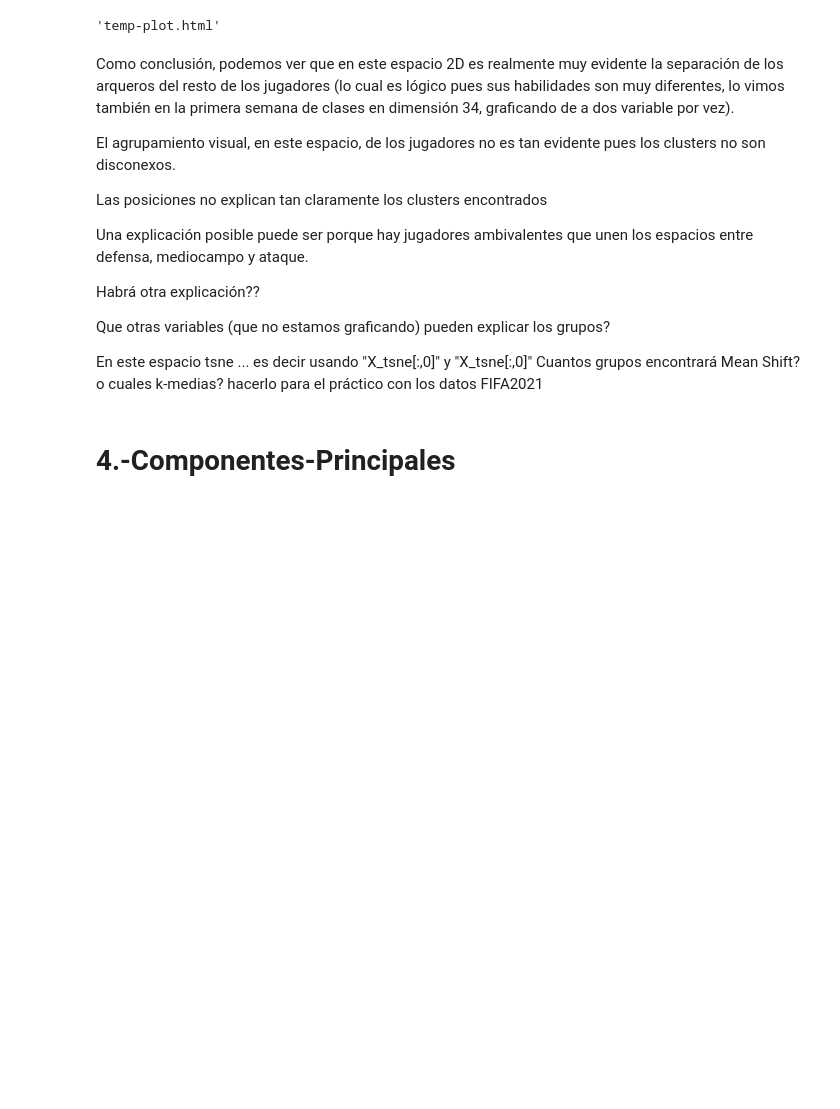
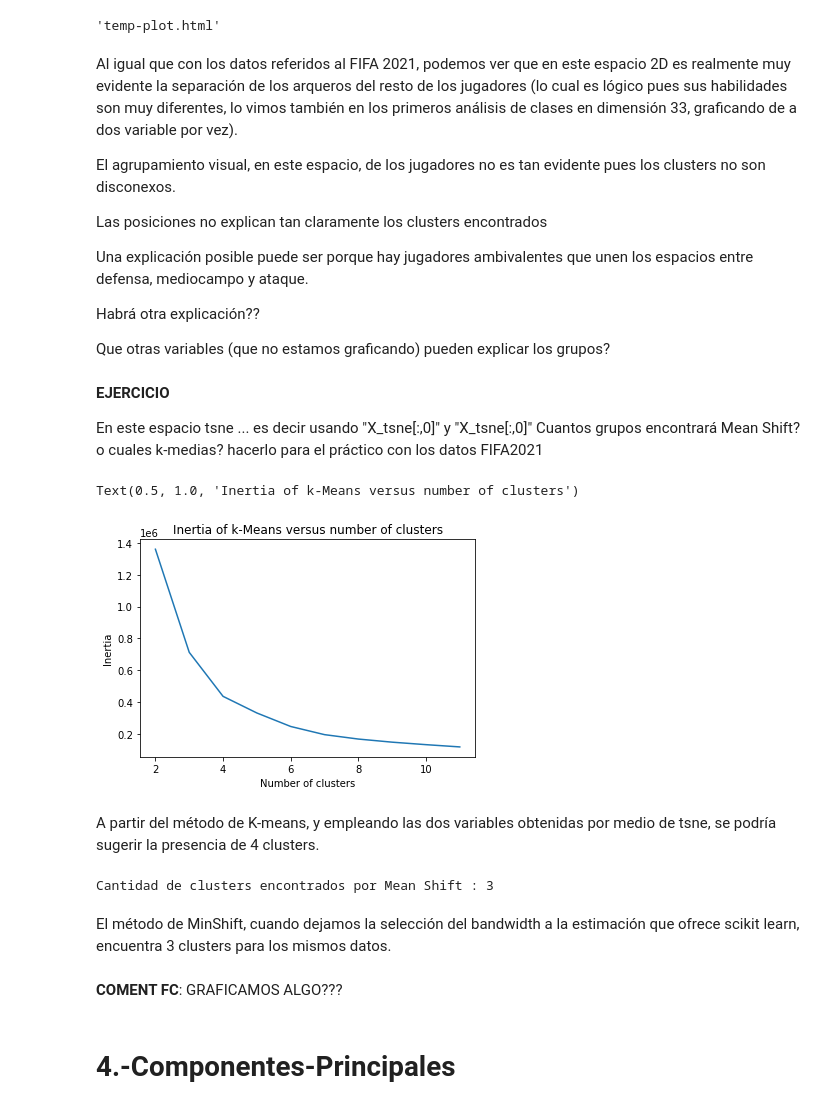
Before and after one commit to estebanarr/aprendizaje_no_supervisado, a Jupyter notebook: Notebooks/ntb4_embeddings_fifa2021.ipynb, the cells around one changed output. Cells and saved outputs as stored; diff of their text form; code cells hidden in the pictures; blank space fills up the shorter version.

Commit message:
Algunos cálculos y visualizaciones

```diff
--- a/Notebooks/ntb4_embeddings_fifa2021.ipynb
+++ b/Notebooks/ntb4_embeddings_fifa2021.ipynb
@@ -46,7 +46,7 @@ Cargamos los datos bajados de la database de [Kaggle](https://www.kaggle.com/kar
 # %%
 #df=pd.read_csv(url)
 # %%
-df=pd.read_csv("./data/players_21.csv")
+df=pd.read_csv("../Datos/players_21.csv")
 df.head(4)
 # %% [output]
 |  | sofifa_id | player_url | short_name | long_name | age | dob | height_cm | weight_kg | nationality | ... |
@@ -288,7 +288,7 @@ plot(fig)
 #En Colab
 #fig.show(renderer="colab")
 # %% [markdown]
-Como conclusión, podemos ver que en este espacio 2D es realmente muy evidente la separación de los arqueros del resto de los jugadores (lo cual es lógico pues sus habilidades son muy diferentes, lo vimos también en la primera semana de clases en dimensión 34, graficando de a dos variable por vez).
+Al igual que con los datos referidos al FIFA 2021, podemos ver que en este espacio 2D es realmente muy evidente la separación de los arqueros del resto de los jugadores (lo cual es lógico pues sus habilidades son muy diferentes, lo vimos también en los primeros análisis de clases en dimensión 33, graficando de a dos variable por vez).
 
 El agrupamiento visual, en este espacio, de los jugadores no es tan evidente pues los clusters no son disconexos.
 
@@ -299,6 +299,8 @@ Una explicación posible puede ser porque hay jugadores ambivalentes que unen lo
 Habrá otra explicación??
 
 Que otras variables (que no estamos graficando) pueden explicar los grupos?
-
-En este espacio tsne ... es decir usando "X_tsne[:,0]" y "X_tsne[:,0]"
-Cuantos grupos encontrará Mean Shift? o cuales k-medias? hacerlo para el práctico con los datos FIFA2021
+# %% [markdown]
+**EJERCICIO**
+
+En este espacio tsne ... es decir usando "X_tsne[:,0]" y "X_tsne[:,0]"
+Cuantos grupos encontrará Mean Shift? o cuales k-medias? hacerlo para el práctico con los datos FIFA2021
@@ -305,3 +311,36 @@ Cuantos grupos encontrará Mean Shift? o cuales k-medias? hacerlo para el práct
+# %%
+#Cantidad de n_clusters a elegir en el método de K-medias, variando de 2 a 11 clusters
+scores = [KMeans(n_clusters=i).fit(X_tsne).inertia_ for i in range(2,12)]
+
+plt.plot(np.arange(2, 12), scores)
+plt.xlabel('Number of clusters')
+plt.ylabel("Inertia")
+plt.title("Inertia of k-Means versus number of clusters")
+# %% [output]
+Text(0.5, 1.0, 'Inertia of k-Means versus number of clusters')
+[figure, added]
+# %% [markdown]
+A partir del método de K-means, y empleando las dos variables obtenidas por medio de tsne, se podría sugerir la presencia de 4 clusters.
+# %%
+#Exploramos el número de clusters que se encuentran por medio del Método de MeanShift
+#ms = MeanShift(bandwidth=14, bin_seeding=True)   #A medida que agrandamos el bandwidth, se va reduciendo la cantidad de clusters encontrados.
+ms = MeanShift( bin_seeding=True)
+
+ms.fit(X_tsne)
+
+clusters2 = ms.labels_
+cluster_centers = ms.cluster_centers_
+
+labels_unique = np.unique(clusters2)
+n_clusters_ = len(labels_unique)
+
+print("Cantidad de clusters encontrados por Mean Shift : %d" % n_clusters_)
+# %% [output]
+Cantidad de clusters encontrados por Mean Shift : 3
+# %% [markdown]
+El método de MinShift, cuando dejamos la selección del bandwidth a la estimación que ofrece scikit learn, encuentra 3 clusters para los mismos datos.
+# %% [markdown]
+**COMENT FC**: GRAFICAMOS ALGO???
 # %% [markdown]
 # 4.-Componentes-Principales
 # %% [markdown]
```
Also changed, not shown: parts of 20 cells of this notebook, 1 other file.
